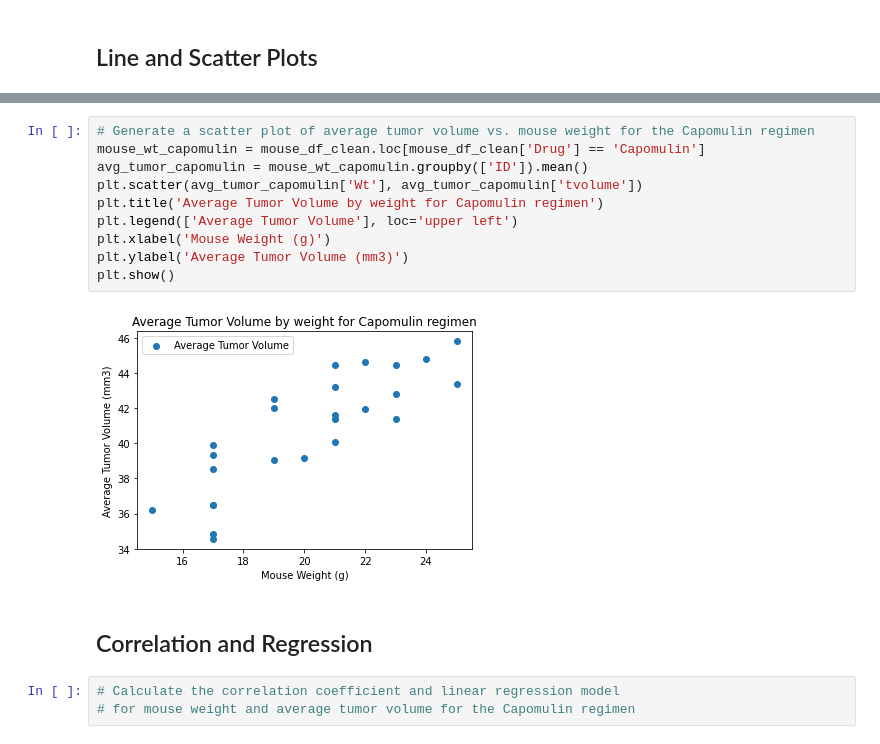
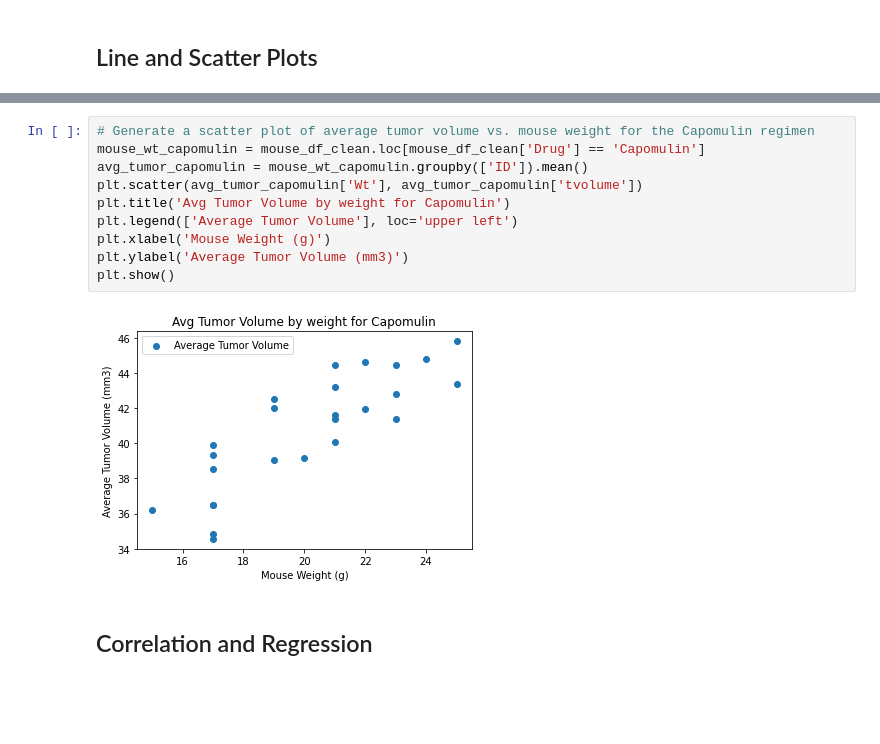
Before and after one commit to vgpass/matplotlib-challenge, a Jupyter notebook: Pymaceuticals/pymaceuticals_workingcopy.ipynb, the cells around one changed output, grey strips where cells are left out. Drawn from its saved outputs; the diff is of its cells as text; blank space fills up the shorter version.

```diff
--- a/Pymaceuticals/pymaceuticals_workingcopy.ipynb
+++ b/Pymaceuticals/pymaceuticals_workingcopy.ipynb
@@ -388,17 +388,14 @@ plt.show()
 # %%
 # Generate a scatter plot of average tumor volume vs. mouse weight for the Capomulin regimen
 mouse_wt_capomulin = mouse_df_clean.loc[mouse_df_clean['Drug'] == 'Capomulin']
 avg_tumor_capomulin = mouse_wt_capomulin.groupby(['ID']).mean()
 plt.scatter(avg_tumor_capomulin['Wt'], avg_tumor_capomulin['tvolume'])
-plt.title('Average Tumor Volume by weight for Capomulin regimen')
+plt.title('Avg Tumor Volume by weight for Capomulin')
 plt.legend(['Average Tumor Volume'], loc='upper left')
 plt.xlabel('Mouse Weight (g)')
 plt.ylabel('Average Tumor Volume (mm3)')
 plt.show()
 # %% [output]
-[figure, old version]
+[figure, new version]
 # %% [markdown]
 ## Correlation and Regression
-# %%
-# Calculate the correlation coefficient and linear regression model
-# for mouse weight and average tumor volume for the Capomulin regimen
```
Also changed, not shown: parts of 4 cells of this notebook.
